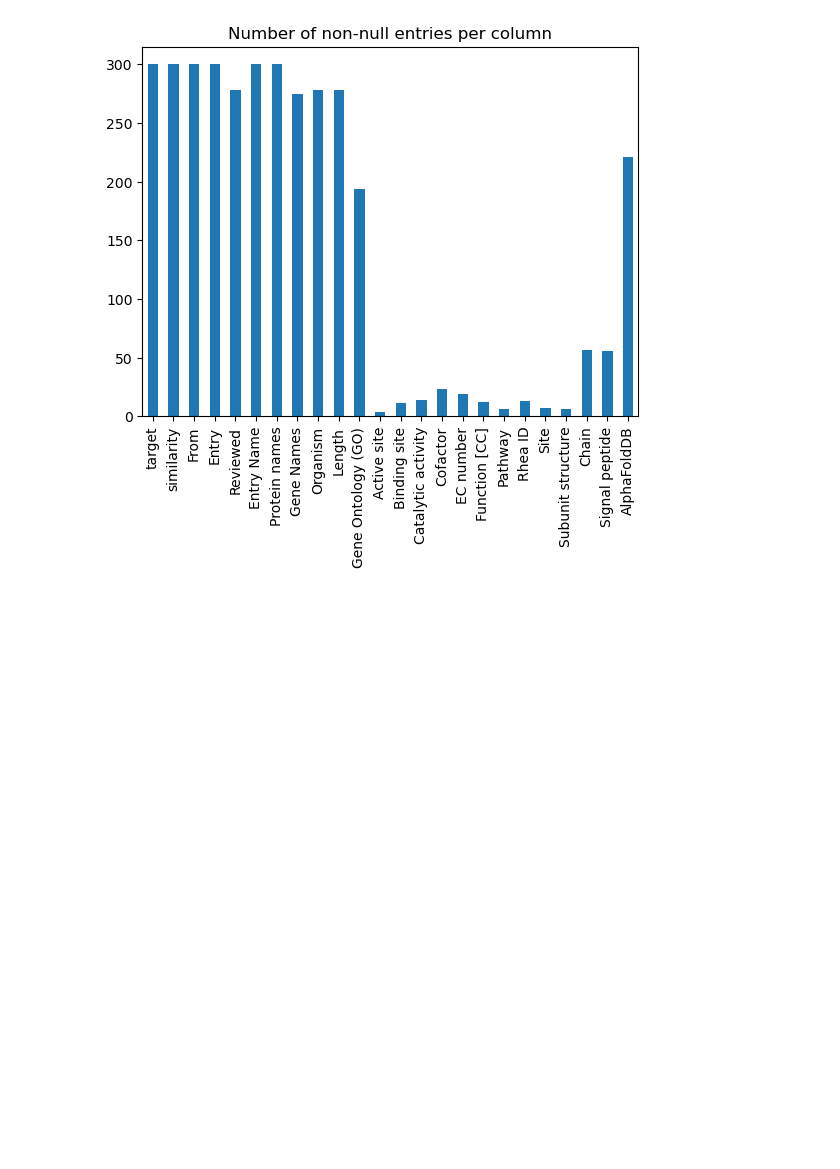
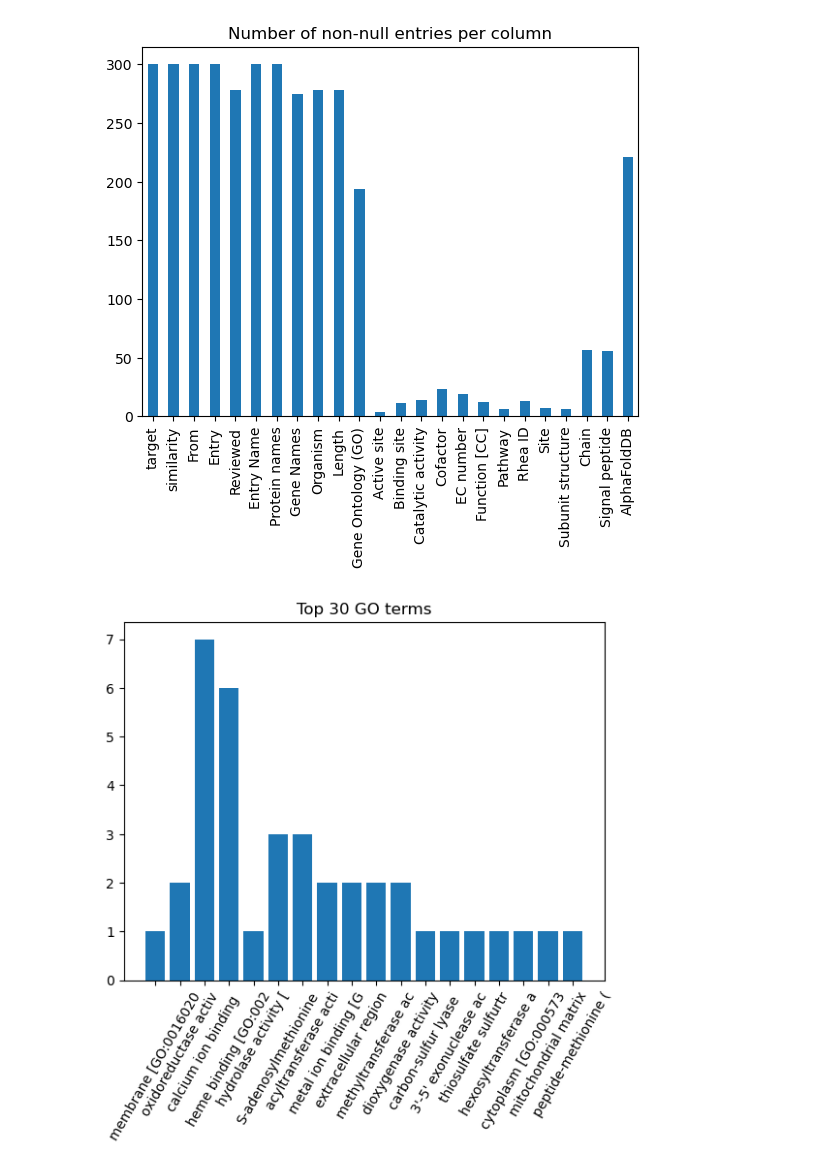
Before and after one commit to Delft-iGEM/utp-sequence-analysis, a Jupyter notebook: plmsearch.ipynb, the cells around one changed output. Cells and saved outputs as stored; diff of their text form; code cells hidden in the pictures; blank space fills up the shorter version.

Commit message:
feat; gene ontology overview

```diff
--- a/plmsearch.ipynb
+++ b/plmsearch.ipynb
@@ -72,3 +74,36 @@ plt.show()
+# %%
+import re
+
+
+gos = best_matches["Gene Ontology (GO)"].value_counts()
+# # Plot value of non-null entries per column
+# plt.figure()
+# best_matches["Gene Ontology (GO)"].value_counts().plot(kind='bar')
+# plt.show()
+# extract ids ...[GO:0000000]...
+
+ids = {}
+for go in gos.index:
+    # for m in re.findall(r'\[GO:\d+\]', go):
+    if go != "":
+        if go in ids:
+            ids[go] += gos[go]
+        else:
+            ids[go] = gos[go]
+
+# select top 10
+ids = {k: v for k, v in sorted(ids.items(), key=lambda item: item[1], reverse=True)[:30]}
+
+# truncate ids
+ids = {k[:20]: v for k, v in ids.items()}
+
+plt.figure()
+plt.bar(ids.keys(), ids.values())
+plt.xticks(rotation=60)
+plt.title('Top 30 GO terms')
+plt.show()
+# %% [output]
+[figure, added]
 # %%
 # Save best matches to csv
 best_matches.to_csv('plmsearch-data/best_matches.csv', index=False)
```
Also changed, not shown: parts of 1 cell of this notebook.
